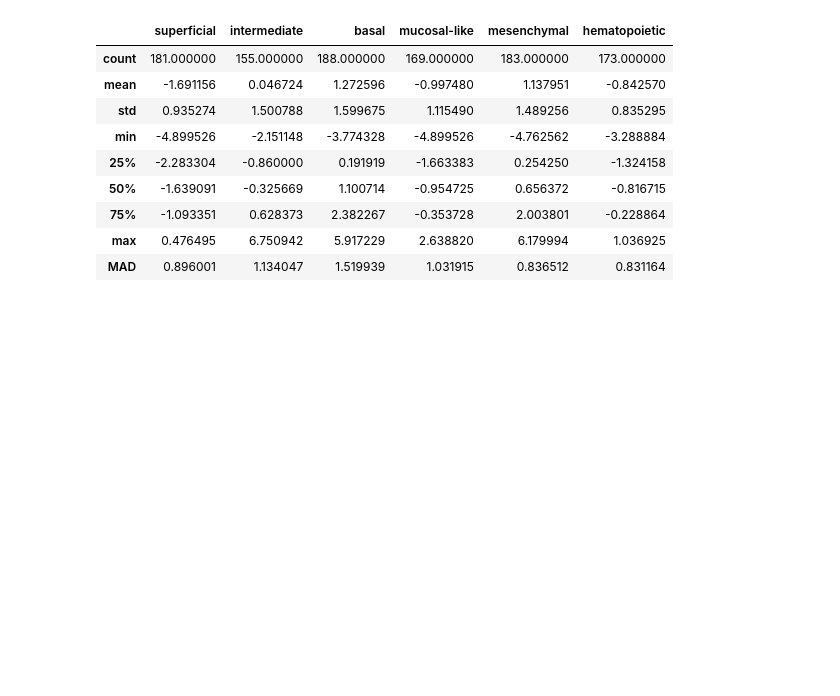
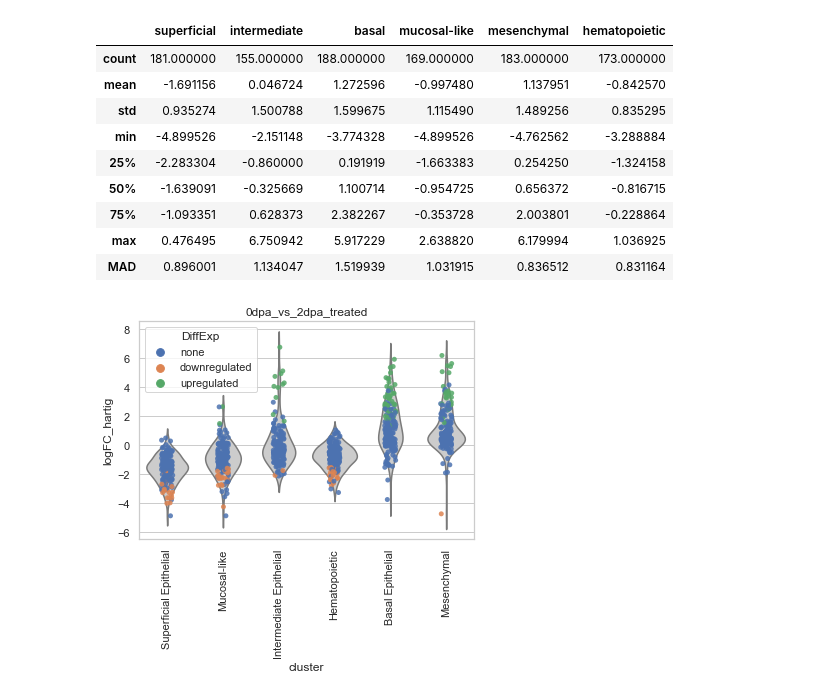
Before and after one commit to cgnobrega/Nobrega_Honors_Thesis, a Jupyter notebook: code/gene_lists_parse.ipynb, the cells around one changed output. Cells and saved outputs as stored; diff of their text form; code cells hidden in the pictures; blank space fills up the shorter version.

Commit message:
working on violin plots, using 0v2 as a test, unexpected difference between two version of plot generation

```diff
--- a/code/gene_lists_parse.ipynb
+++ b/code/gene_lists_parse.ipynb
@@ -255,3 +271,16 @@ import dataframe_image as dfi
 df_styled = summary.style.background_gradient()
 df_styled = summary.style.set_caption(file)
 dfi.export(df_styled, tablename)
+# %%
+# violin plot with all expression levels labeled
+sns.set(style="whitegrid")
+
+ax1 = sns.violinplot(x="cluster", y="logFC_hartig", inner=None, color=".8", data=merged_gene_list).set_title(file)
+
+ax1 = sns.stripplot(x="cluster", y="logFC_hartig", hue="DiffExp", data=merged_gene_list, alpha=0.85)
+
+ax1.set_xticklabels(ax1.get_xticklabels(),rotation = 90)
+plt.savefig("0v2_treated_bog", bbox_inches='tight')
+plt.show()
+# %% [output]
+[figure, added]
```
Also changed, not shown: parts of 4 cells of this notebook, 3 other files.
